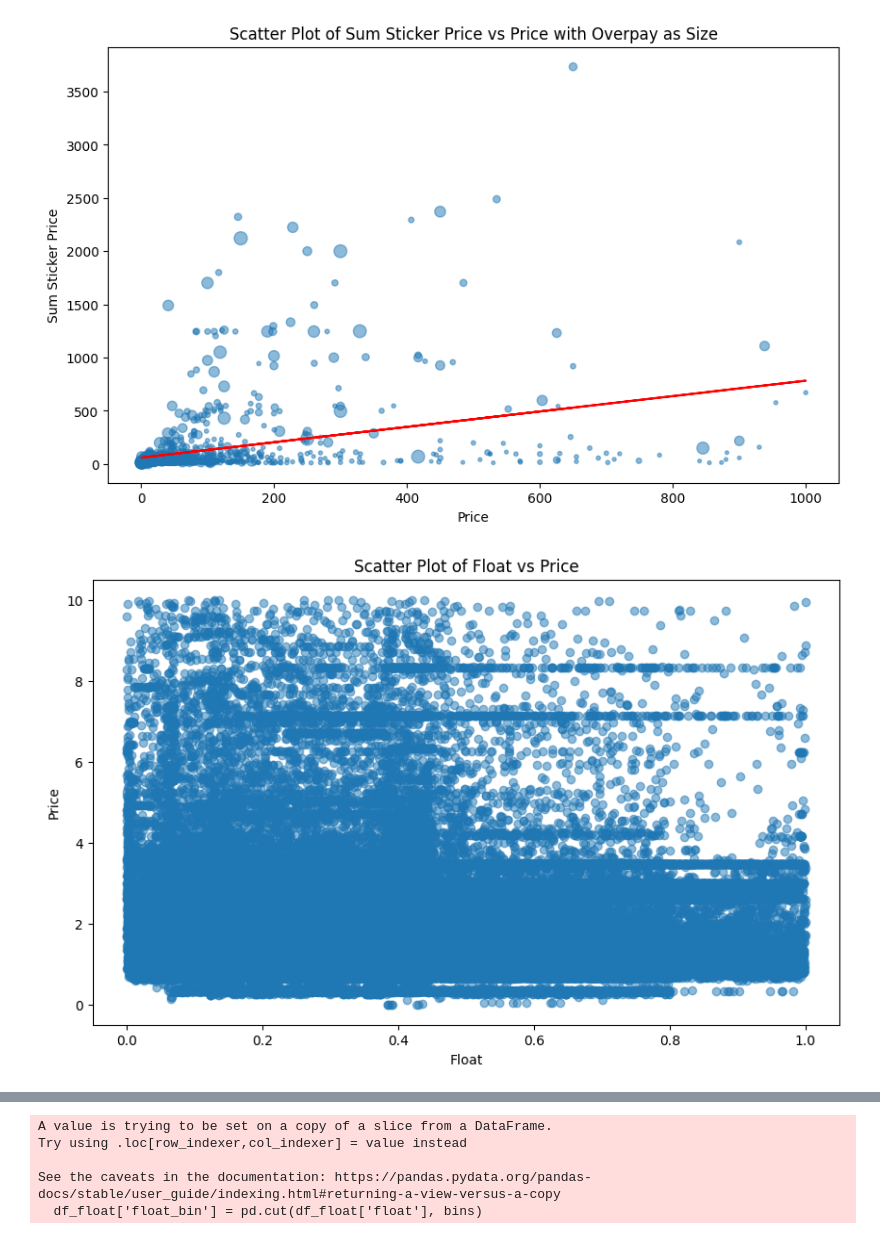
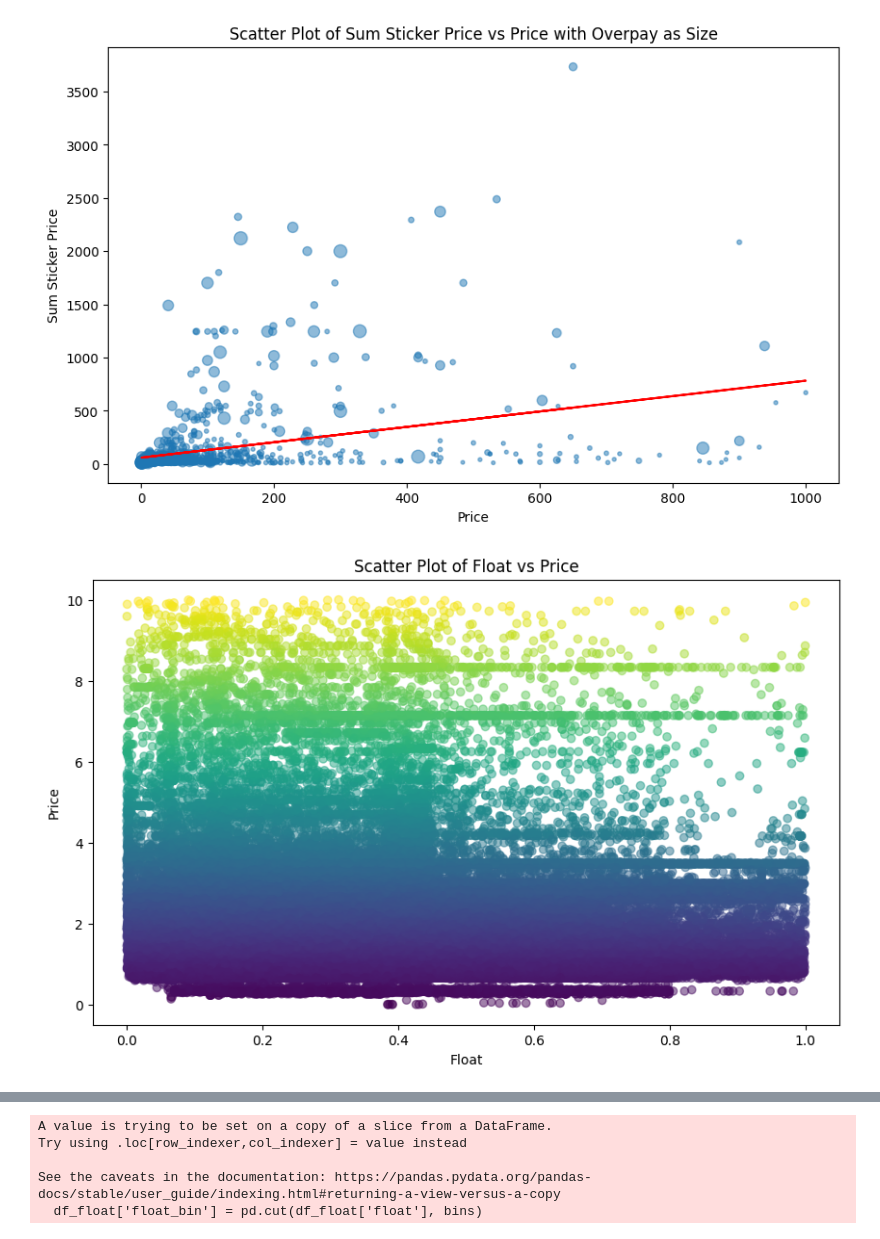
Before and after one commit to marchanyanehu/ml_skins, a Jupyter notebook: ml/main.ipynb, the cells around one changed output, grey strips where cells are left out. Cells and saved outputs as stored; diff of their text form; code cells hidden in the pictures.

```diff
--- a/ml/main.ipynb
+++ b/ml/main.ipynb
@@ -733,12 +722,12 @@ df_float = df_items_sorted_by_sticker_price[
 # %%
 
 
 
 plt.figure(figsize=(10, 6))
-plt.scatter(df_float['float'], df_float['overpay'], alpha=0.5)
+plt.scatter(df_float['float'], df_float['overpay'], c=df_float['overpay'], cmap='viridis', alpha=0.5)
 plt.xlabel('Float')
 plt.ylabel('Price')
 plt.title('Scatter Plot of Float vs Price')
 plt.show()
 # %% [output]
-[figure, old version]
+[figure, new version]
```
Also changed, not shown: parts of 11 cells of this notebook.
